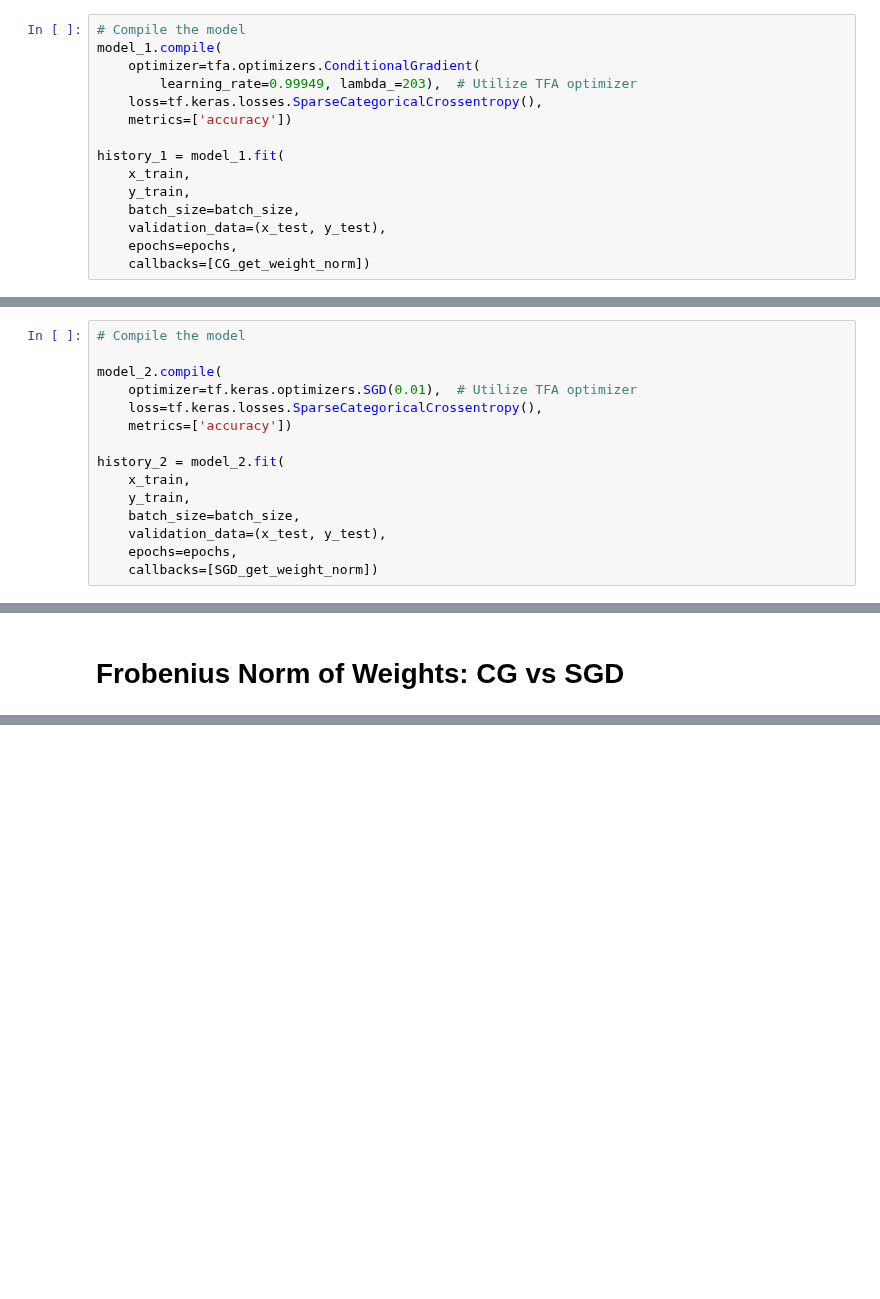
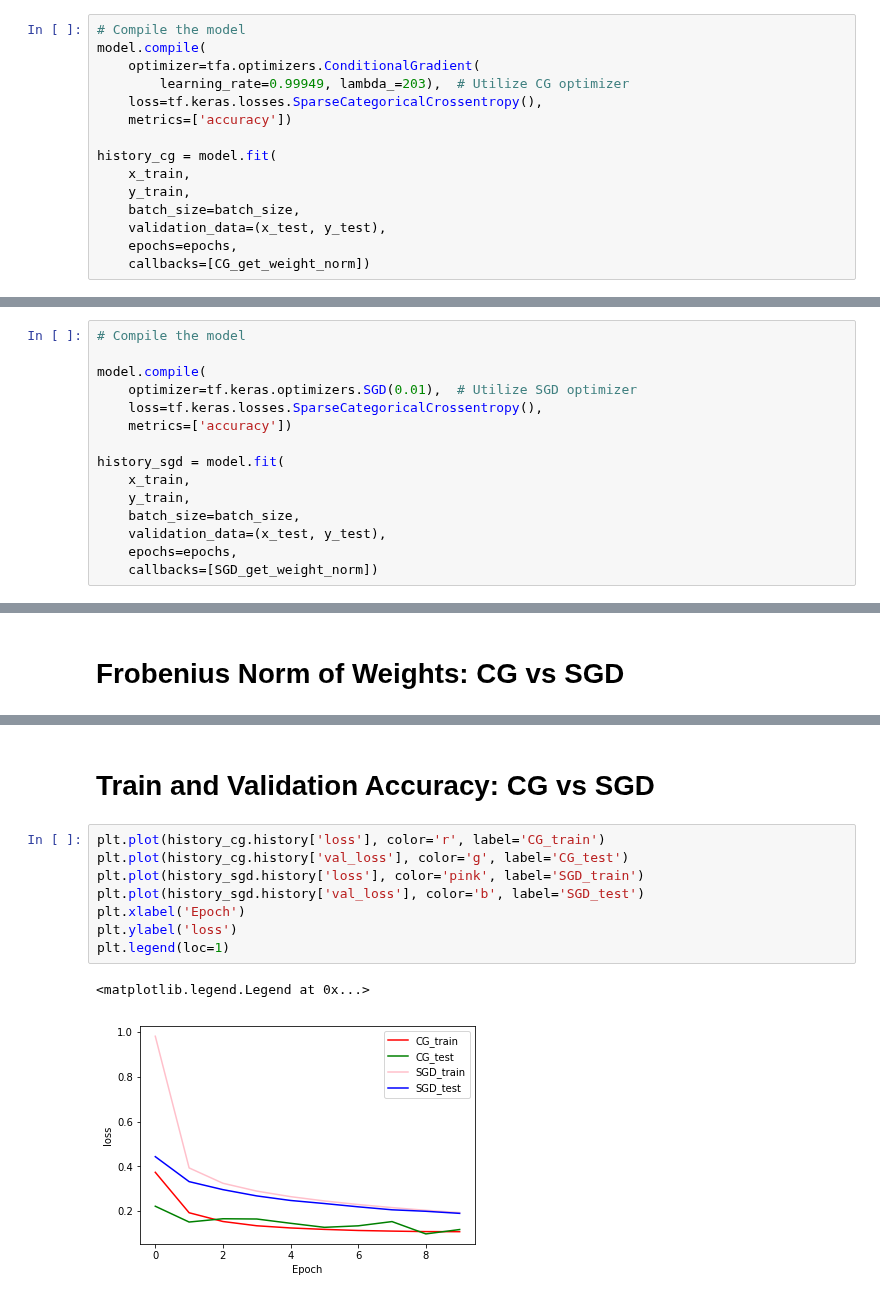
Before and after one commit to tensorflow/addons, a Jupyter notebook: docs/tutorials/optimizers_conditionalgradient.ipynb, the cells around one changed output, grey strips where cells are left out. Cells and saved outputs as stored; diff of their text form; blank space fills up the shorter version.

```diff
--- a/docs/tutorials/optimizers_conditionalgradient.ipynb
+++ b/docs/tutorials/optimizers_conditionalgradient.ipynb
@@ -107,13 +115,13 @@ CG_get_weight_norm = tf.keras.callbacks.LambdaCallback(
 Simply replace typical keras optimizers with the new tfa optimizer
 # %%
 # Compile the model
-model_1.compile(
+model.compile(
     optimizer=tfa.optimizers.ConditionalGradient(
-        learning_rate=0.99949, lambda_=203),  # Utilize TFA optimizer
+        learning_rate=0.99949, lambda_=203),  # Utilize CG optimizer
     loss=tf.keras.losses.SparseCategoricalCrossentropy(),
     metrics=['accuracy'])
 
-history_1 = model_1.fit(
+history_cg = model.fit(
     x_train,
     y_train,
     batch_size=batch_size,
@@ -155,12 +165,12 @@ SGD_get_weight_norm = tf.keras.callbacks.LambdaCallback(
 # %%
 # Compile the model
 
-model_2.compile(
-    optimizer=tf.keras.optimizers.SGD(0.01),  # Utilize TFA optimizer
+model.compile(
+    optimizer=tf.keras.optimizers.SGD(0.01),  # Utilize SGD optimizer
     loss=tf.keras.losses.SparseCategoricalCrossentropy(),
     metrics=['accuracy'])
 
-history_2 = model_2.fit(
+history_sgd = model.fit(
     x_train,
     y_train,
     batch_size=batch_size,
@@ -204,0 +215,13 @@ plt.legend(loc=1)
+# %% [markdown]
+# Train and Validation Accuracy: CG vs SGD
+# %%
+plt.plot(history_cg.history['loss'], color='r', label='CG_train')
+plt.plot(history_cg.history['val_loss'], color='g', label='CG_test')
+plt.plot(history_sgd.history['loss'], color='pink', label='SGD_train')
+plt.plot(history_sgd.history['val_loss'], color='b', label='SGD_test')
+plt.xlabel('Epoch')
+plt.ylabel('loss')
+plt.legend(loc=1)
+# %% [output]
+<matplotlib.legend.Legend at 0x...>
+[figure, added]
```
Also changed, not shown: parts of 11 cells of this notebook.
